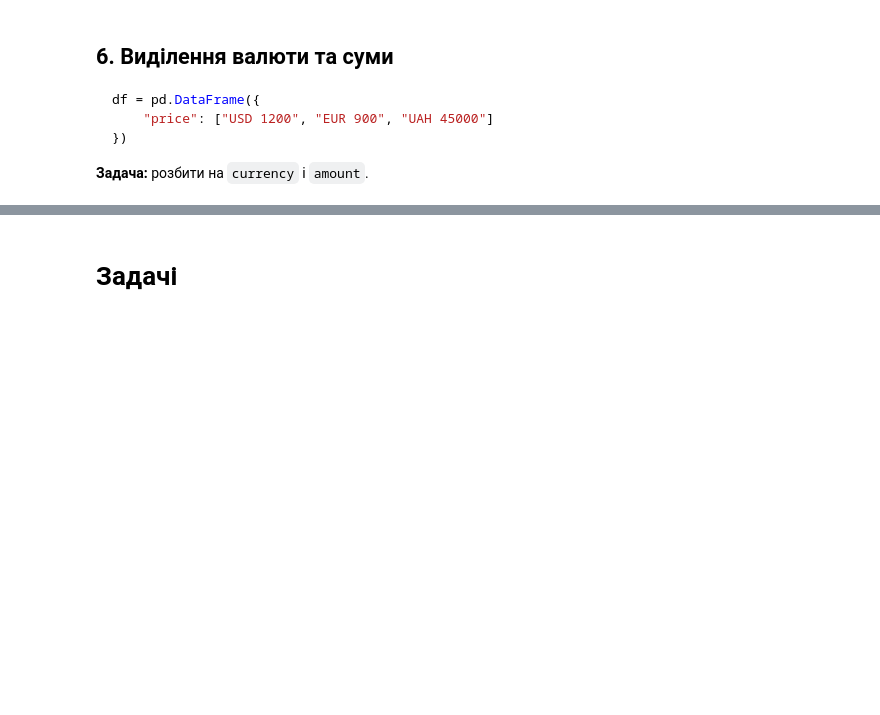
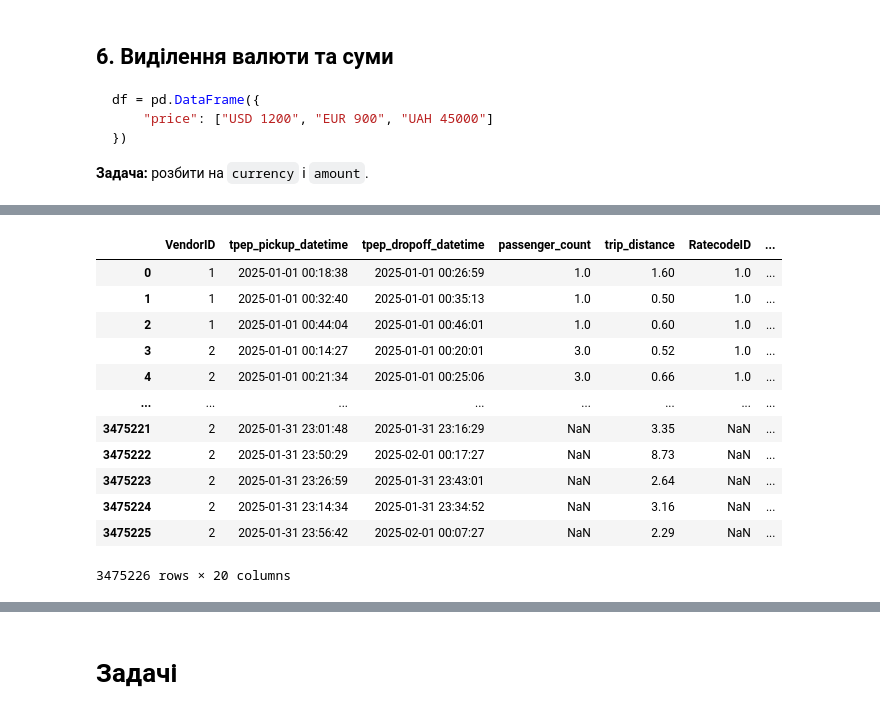
Before and after one commit to cpython-projects/da_1709, a Jupyter notebook: lesson_18.ipynb, the cells around one changed output, grey strips where cells are left out. Drawn from its saved outputs; the diff is of its cells as text; code cells hidden in the pictures; blank space fills up the shorter version.

```diff
--- a/lesson_18.ipynb
+++ b/lesson_18.ipynb
@@ -252,0 +394,17 @@ df = pd.DataFrame({
+# %%
+df = pd.read_parquet('yellow_tripdata_2025-01.parquet')
+df
+# %% [output]
+|  | VendorID | tpep_pickup_datetime | tpep_dropoff_datetime | passenger_count | trip_distance | RatecodeID | ... |
+| 0 | 1 | 2025-01-01 00:18:38 | 2025-01-01 00:26:59 | 1.0 | 1.60 | 1.0 | ... |
+| 1 | 1 | 2025-01-01 00:32:40 | 2025-01-01 00:35:13 | 1.0 | 0.50 | 1.0 | ... |
+| 2 | 1 | 2025-01-01 00:44:04 | 2025-01-01 00:46:01 | 1.0 | 0.60 | 1.0 | ... |
+| 3 | 2 | 2025-01-01 00:14:27 | 2025-01-01 00:20:01 | 3.0 | 0.52 | 1.0 | ... |
+| 4 | 2 | 2025-01-01 00:21:34 | 2025-01-01 00:25:06 | 3.0 | 0.66 | 1.0 | ... |
+| ... | ... | ... | ... | ... | ... | ... | ... |
+| 3475221 | 2 | 2025-01-31 23:01:48 | 2025-01-31 23:16:29 | NaN | 3.35 | NaN | ... |
+| 3475222 | 2 | 2025-01-31 23:50:29 | 2025-02-01 00:17:27 | NaN | 8.73 | NaN | ... |
+| 3475223 | 2 | 2025-01-31 23:26:59 | 2025-01-31 23:43:01 | NaN | 2.64 | NaN | ... |
+| 3475224 | 2 | 2025-01-31 23:14:34 | 2025-01-31 23:34:52 | NaN | 3.16 | NaN | ... |
+| 3475225 | 2 | 2025-01-31 23:56:42 | 2025-02-01 00:07:27 | NaN | 2.29 | NaN | ... |
+3475226 rows × 20 columns
```
Also changed, not shown: parts of 24 cells of this notebook.
